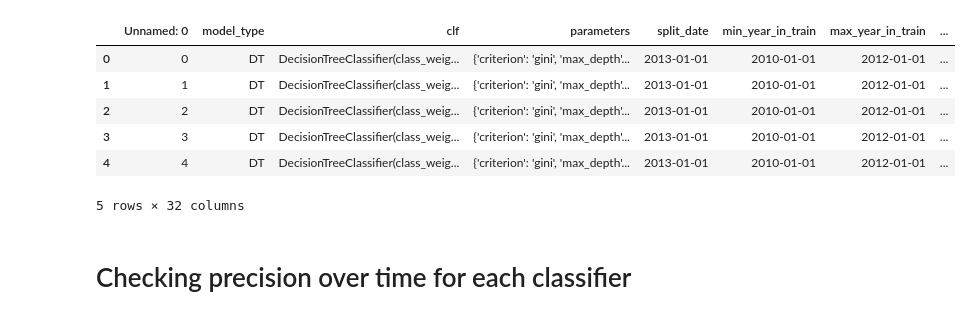
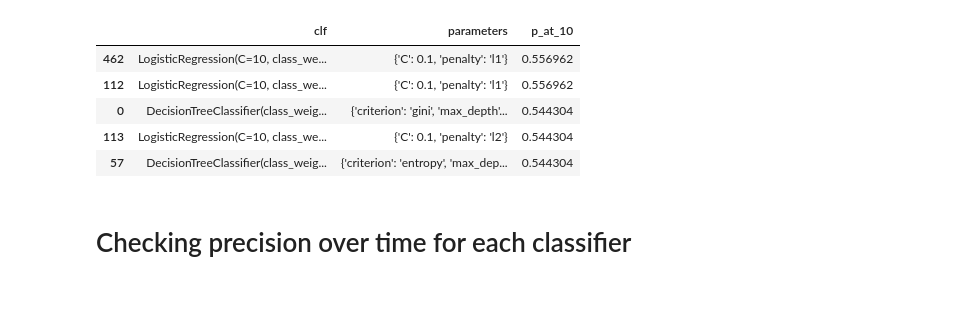
Before and after one commit to cariasmartelo/eviction-data-quality, a Jupyter notebook: scripts/model_analysis.ipynb, the cells around one changed output. Cells and saved outputs as stored; diff of their text form; code cells hidden in the pictures.

```diff
--- a/scripts/model_analysis.ipynb
+++ b/scripts/model_analysis.ipynb
@@ -6,16 +6,15 @@ import pandas as pd
 import matplotlib.pyplot as plt
 import seaborn as sns
 # %%
-models = pd.read_csv("third_models.csv")
-models.head()
+models = pd.read_csv("small_DT_RF_LR_GB_B.csv")
+models.sort_values('p_at_10', ascending = False)[['clf', 'parameters', 'p_at_10']].head()
 # %% [output]
-|  | Unnamed: 0 | model_type | clf | parameters | split_date | min_year_in_train | max_year_in_train | ... |
-| 0 | 0 | DT | DecisionTreeClassifier(class_weig... | {'criterion': 'gini', 'max_depth'... | 2013-01-01 | 2010-01-01 | 2012-01-01 | ... |
-| 1 | 1 | DT | DecisionTreeClassifier(class_weig... | {'criterion': 'gini', 'max_depth'... | 2013-01-01 | 2010-01-01 | 2012-01-01 | ... |
-| 2 | 2 | DT | DecisionTreeClassifier(class_weig... | {'criterion': 'gini', 'max_depth'... | 2013-01-01 | 2010-01-01 | 2012-01-01 | ... |
-| 3 | 3 | DT | DecisionTreeClassifier(class_weig... | {'criterion': 'gini', 'max_depth'... | 2013-01-01 | 2010-01-01 | 2012-01-01 | ... |
-| 4 | 4 | DT | DecisionTreeClassifier(class_weig... | {'criterion': 'gini', 'max_depth'... | 2013-01-01 | 2010-01-01 | 2012-01-01 | ... |
+|  | clf | parameters | p_at_10 |
+| 462 | LogisticRegression(C=10, class_we... | {'C': 0.1, 'penalty': 'l1'} | 0.556962 |
+| 112 | LogisticRegression(C=10, class_we... | {'C': 0.1, 'penalty': 'l1'} | 0.556962 |
+| 0 | DecisionTreeClassifier(class_weig... | {'criterion': 'gini', 'max_depth'... | 0.544304 |
+| 113 | LogisticRegression(C=10, class_we... | {'C': 0.1, 'penalty': 'l2'} | 0.544304 |
+| 57 | DecisionTreeClassifier(class_weig... | {'criterion': 'entropy', 'max_dep... | 0.544304 |
-5 rows × 32 columns
 # %%
 summary = pd.pivot_table(models,
                          index=['model_type', 'split_date'],
```
Also changed, not shown: parts of 1 cell of this notebook, 2 other files.
